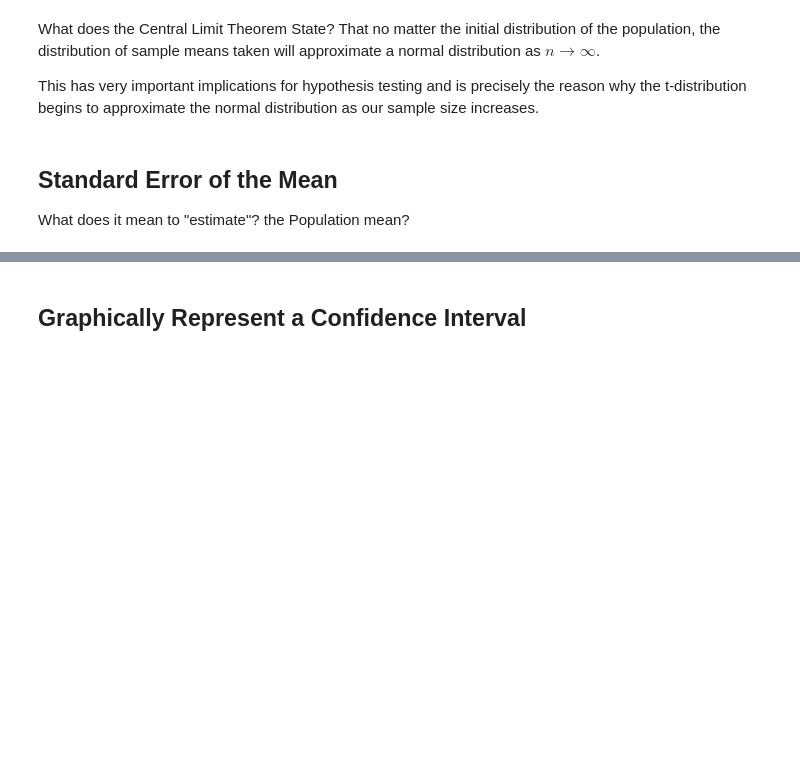
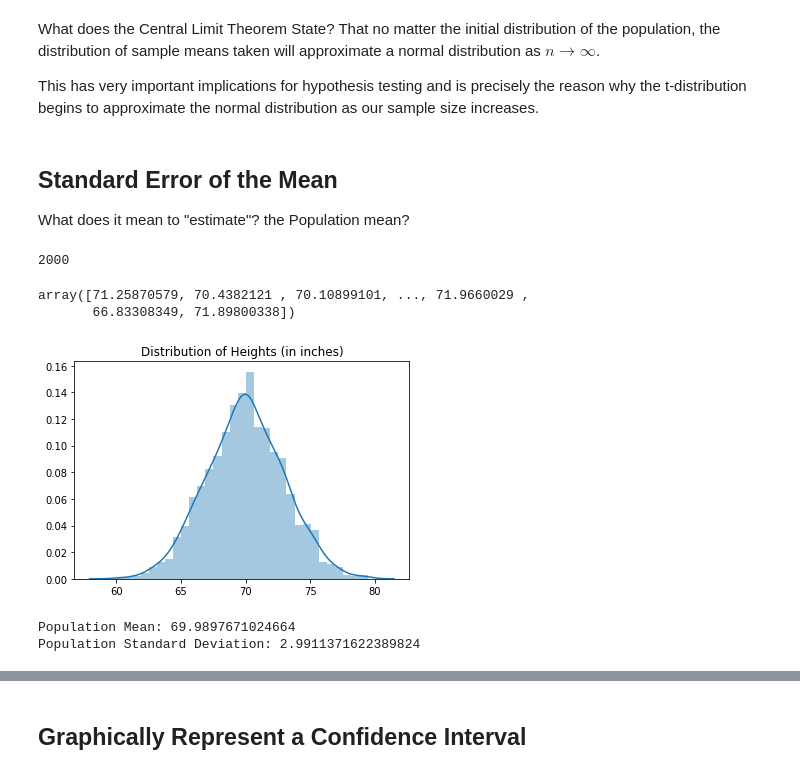
Before and after one commit to JimKing100/DS-Unit-1-Sprint-3-Statistical-Tests-and-Experiments, a Jupyter notebook: module2-sampling-confidence-intervals-and-hypothesis-testing/LS_DS_132_Sampling_Confidence_Intervals_and_Hypothesis_Testing.ipynb, the cells around one changed output, grey strips where cells are left out. Drawn from its saved outputs; the diff is of its cells as text; code cells hidden in the pictures; blank space fills up the shorter version.

```diff
--- a/module2-sampling-confidence-intervals-and-hypothesis-testing/LS_DS_132_Sampling_Confidence_Intervals_and_Hypothesis_Testing.ipynb
+++ b/module2-sampling-confidence-intervals-and-hypothesis-testing/LS_DS_132_Sampling_Confidence_Intervals_and_Hypothesis_Testing.ipynb
@@ -142,3 +154,31 @@ This has very important implications for hypothesis testing and is precisely the
 ## Standard Error of the Mean
 
 What does it mean to "estimate"? the Population mean?
+# %%
+import numpy as np
+import pandas as pd
+
+# Average Height
+mu = 70
+sigma = 3
+
+lambda_heights = np.random.normal(mu, sigma, 2000)
+print(len(lambda_heights))
+lambda_heights
+# %% [output]
+2000
+array([71.25870579, 70.4382121 , 70.10899101, ..., 71.9660029 ,
+       66.83308349, 71.89800338])
+# %%
+import seaborn as sns
+
+sns.distplot(lambda_heights)
+plt.title('Distribution of Heights (in inches)');
+# %% [output]
+[figure, added]
+# %%
+print("Population Mean:", lambda_heights.mean())
+print("Population Standard Deviation:", lambda_heights.std())
+# %% [output]
+Population Mean: 69.9897671024664
+Population Standard Deviation: 2.9911371622389824
```
Also changed, not shown: parts of 46 cells of this notebook.
